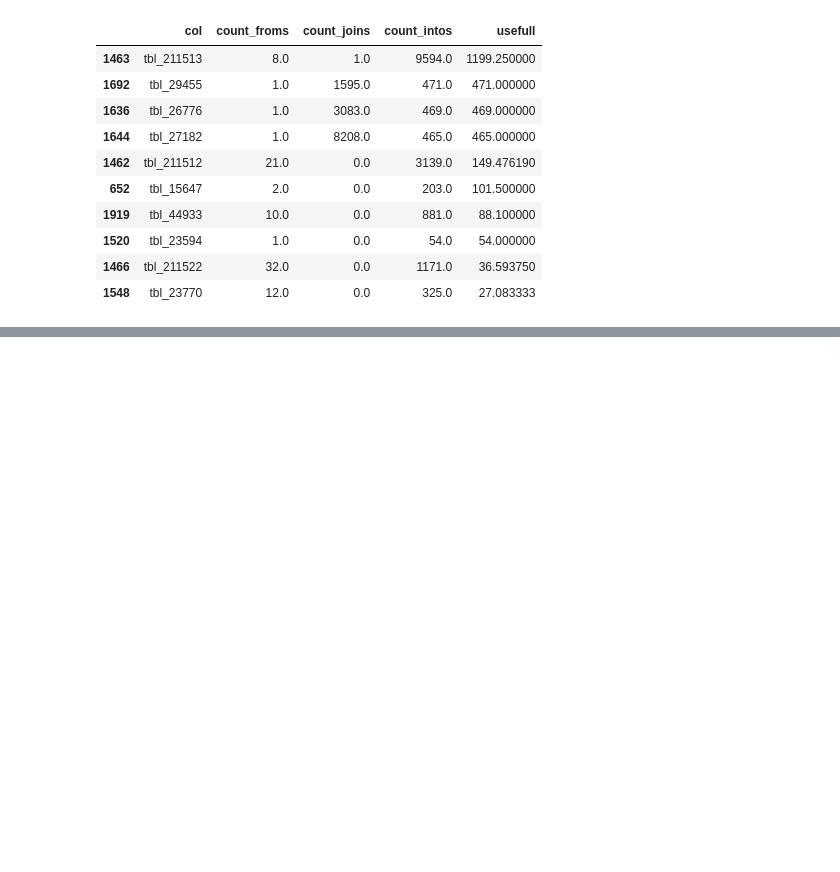
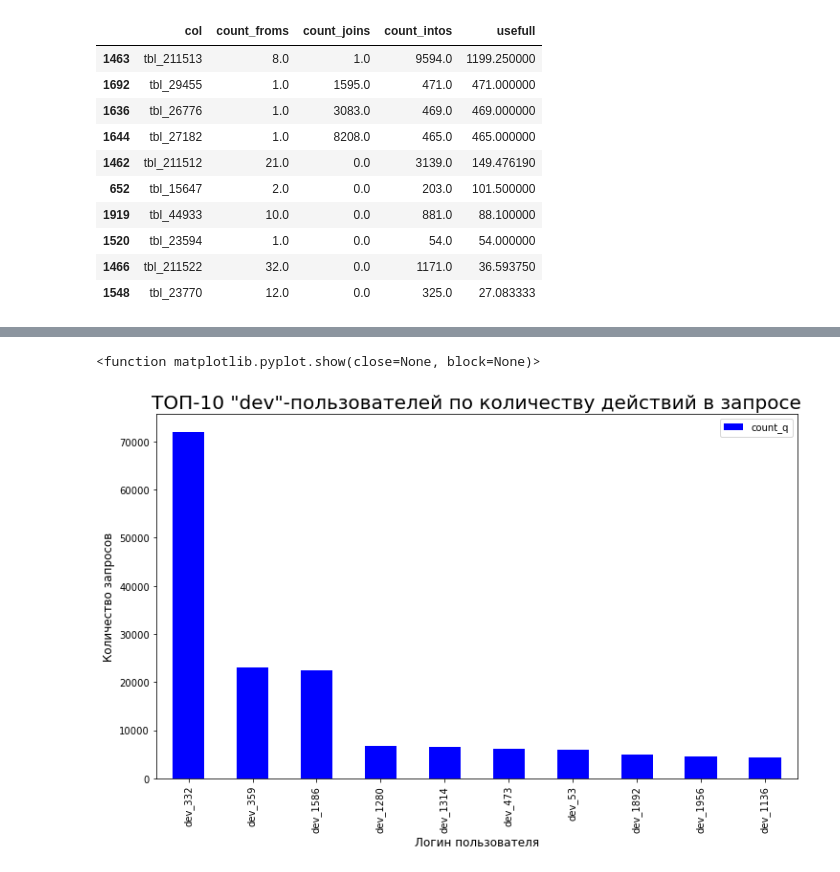
Before and after one commit to den-dw/skolkovo_hack, a Jupyter notebook: skolkovo_hack_2.0.ipynb, the cells around one changed output, grey strips where cells are left out. Cells and saved outputs as stored; diff of their text form; code cells hidden in the pictures; blank space fills up the shorter version.

```diff
--- a/skolkovo_hack_2.0.ipynb
+++ b/skolkovo_hack_2.0.ipynb
@@ -167,0 +201,11 @@ plt.show
+# %%
+# строим график ТОП-10 кол-ва действий для dev
+dev_count_q = pd.pivot_table(dev_count_q, index='loguser', values='count_q').sort_values('count_q', ascending=False).head(10)
+dev_count_q.plot(kind='bar', figsize=(12,7), color = 'blue')
+plt.title('ТОП-10 "dev"-пользователей по количеству действий в запросе' , fontsize=20)
+plt.xlabel('Логин пользователя', fontsize=12)
+plt.ylabel('Количество запросов', fontsize=12)
+plt.show
+# %% [output]
+<function matplotlib.pyplot.show(close=None, block=None)>
+[figure, added]
```
Also changed, not shown: parts of 19 cells of this notebook.
